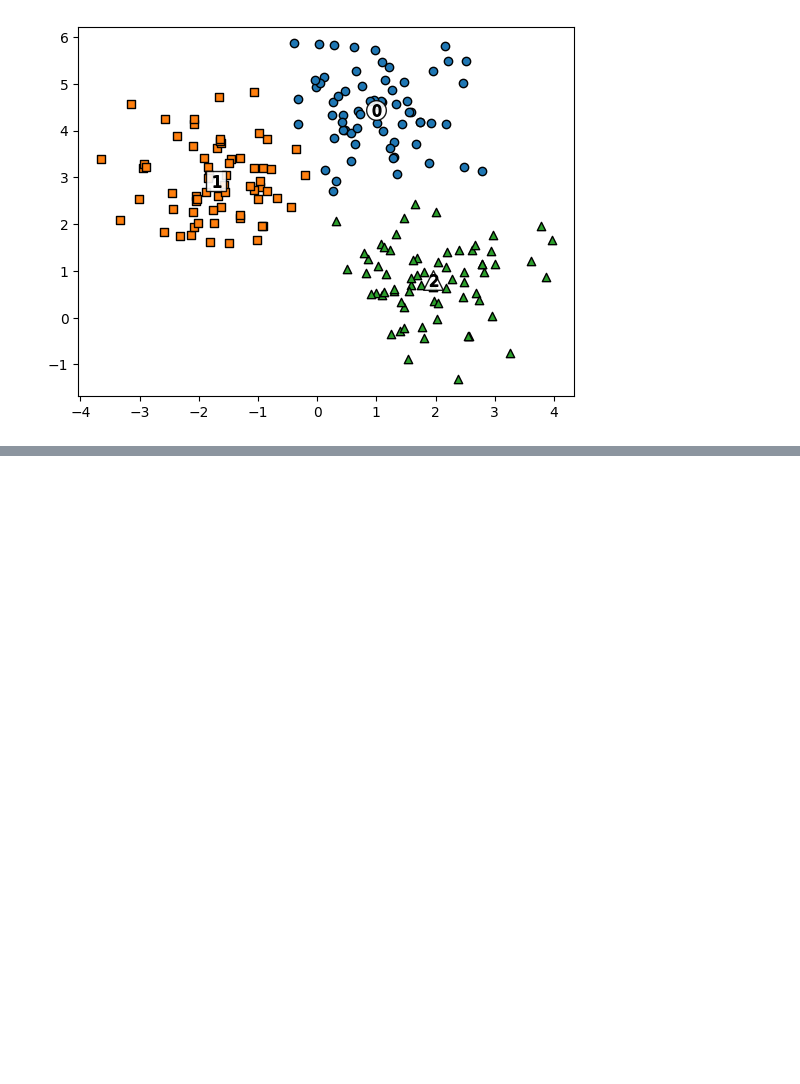
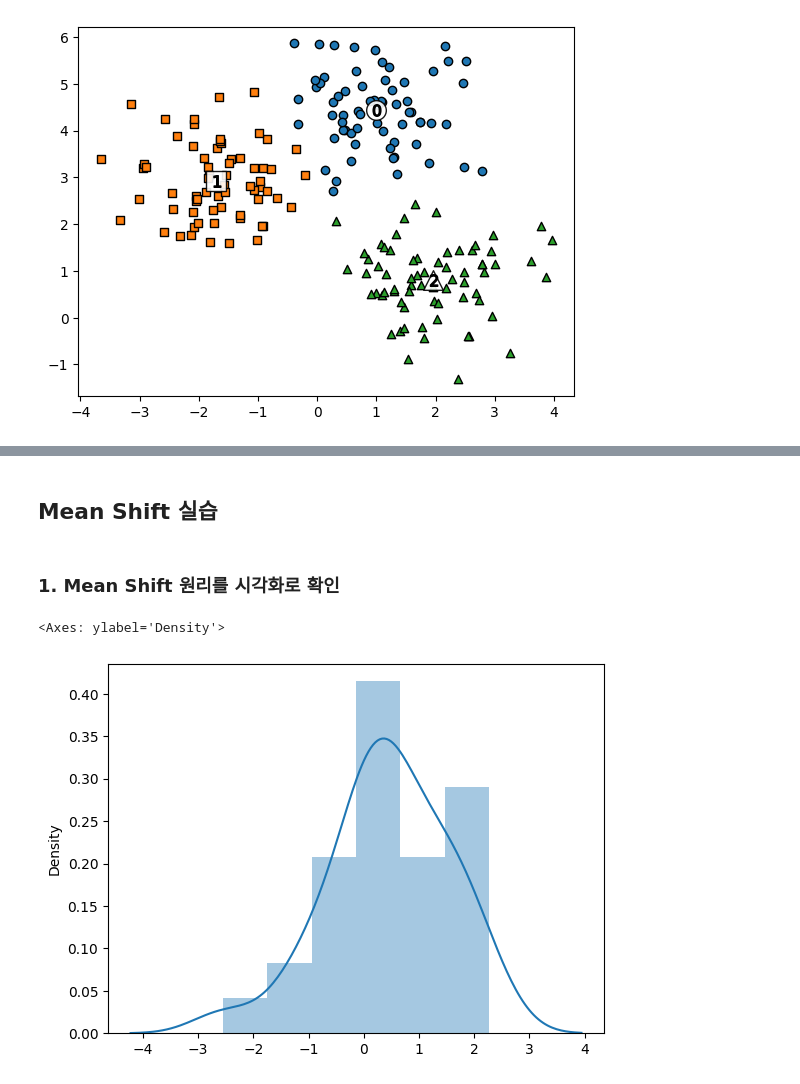
Before and after one commit to silverA-01/TIL, a Jupyter notebook: machine-learning/11_Clustering.ipynb, the cells around one changed output, grey strips where cells are left out. Cells and saved outputs as stored; diff of their text form; code cells hidden in the pictures; blank space fills up the shorter version.

```diff
--- a/machine-learning/11_Clustering.ipynb
+++ b/machine-learning/11_Clustering.ipynb
@@ -418,0 +486,18 @@ plt.show()
+# %% [markdown]
+## Mean Shift 실습
+# %% [markdown]
+### 1. Mean Shift 원리를 시각화로 확인
+# %%
+import numpy as np
+import seaborn as sns
+import matplotlib.pyplot as plt
+
+
+np.random.seed(0)
+x = np.random.normal(0, 1, size=30) # 30개 랜덤 데이터를 정규분포로 생성함
+
+## distplot 이용해서 시각화
+sns.distplot(x)
+# %% [output]
+<Axes: ylabel='Density'>
+[figure, added]
```
Also changed, not shown: parts of 95 cells of this notebook.
